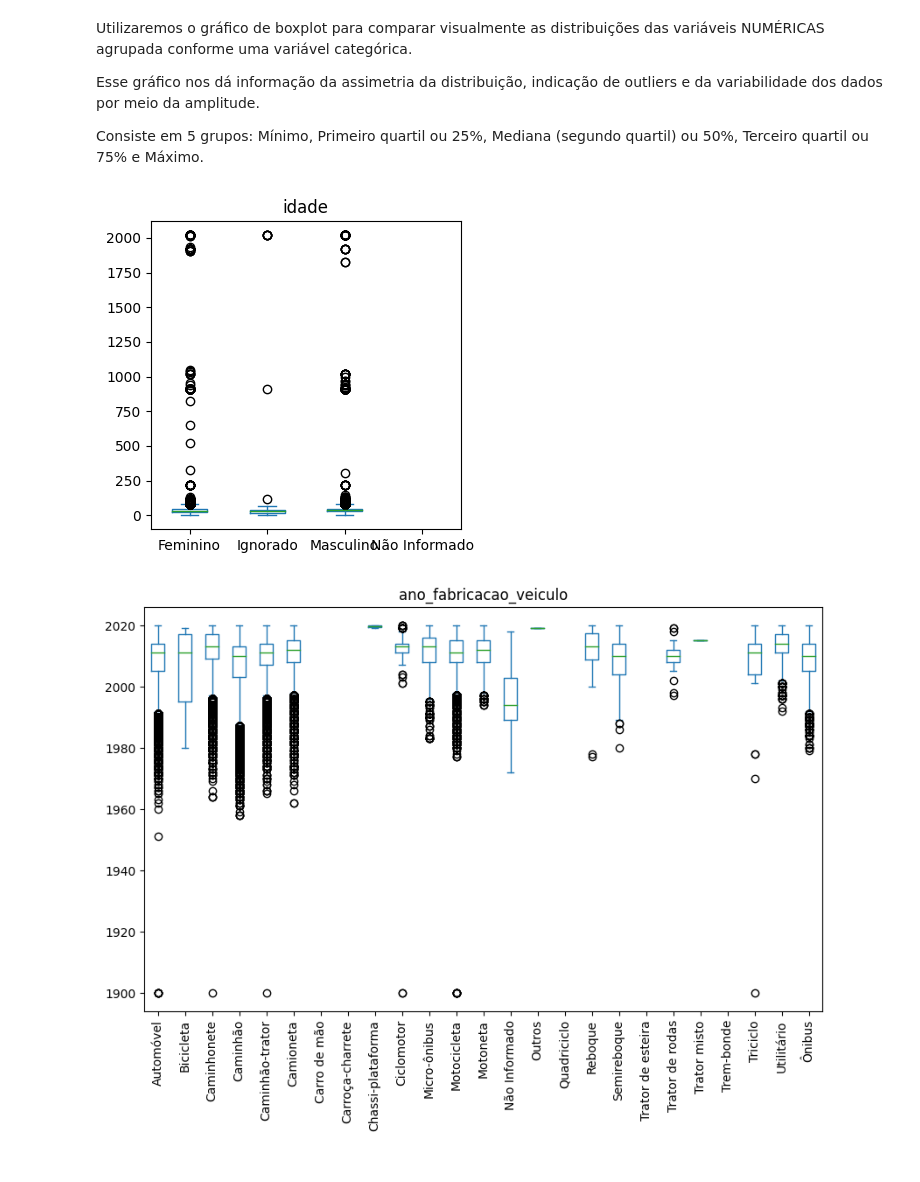
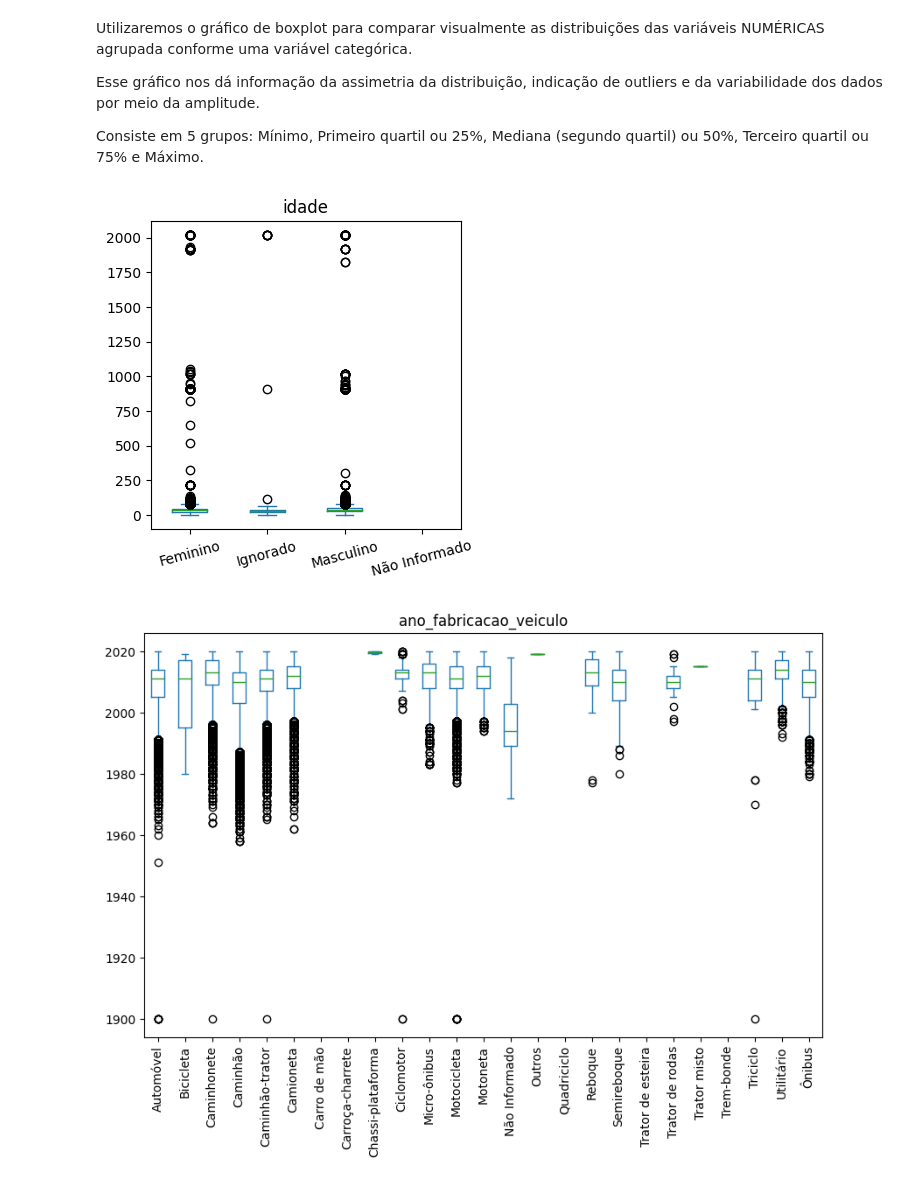
Before and after one commit to gabrielmprata/MVP_Sprint01_Puc_Rio, a Jupyter notebook: MVP_Analise_de_Dados_e_boas_praticas.ipynb, the cells around one changed output. Saved outputs shown, nothing was run; the diff lists cells and outputs as text; code cells hidden in the pictures.

```diff
--- a/MVP_Analise_de_Dados_e_boas_praticas.ipynb
+++ b/MVP_Analise_de_Dados_e_boas_praticas.ipynb
@@ -827,10 +821,10 @@ Consiste em 5 grupos: Mínimo, Primeiro quartil ou 25%, Mediana (segundo quartil
 # %%
 # Boxplot da biblioteca Pandas
 # Atributo Idade, agrupado por Sexo
-acidentes.plot.box(column="idade", by='sexo', figsize=(4, 4))
+acidentes.plot.box(column="idade", by='sexo', figsize=(4, 4),rot=15)
 plt.show()
 # %% [output]
-[figure, old version]
+[figure, new version]
 # %%
 # Atributo ano fabricação veiculo, por tipo de veículo
 acidentes.plot.box(column='ano_fabricacao_veiculo', by='tipo_veiculo', figsize=(10, 6), rot=90)
```
Also changed, not shown: parts of 74 cells of this notebook.
